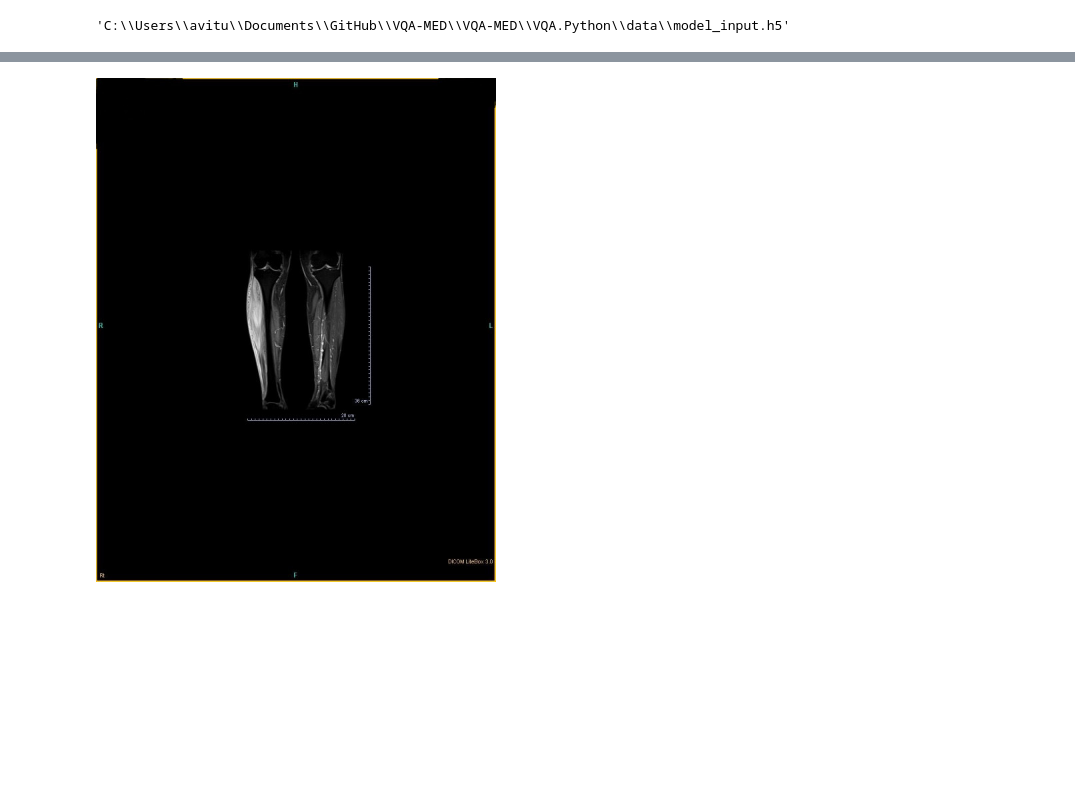
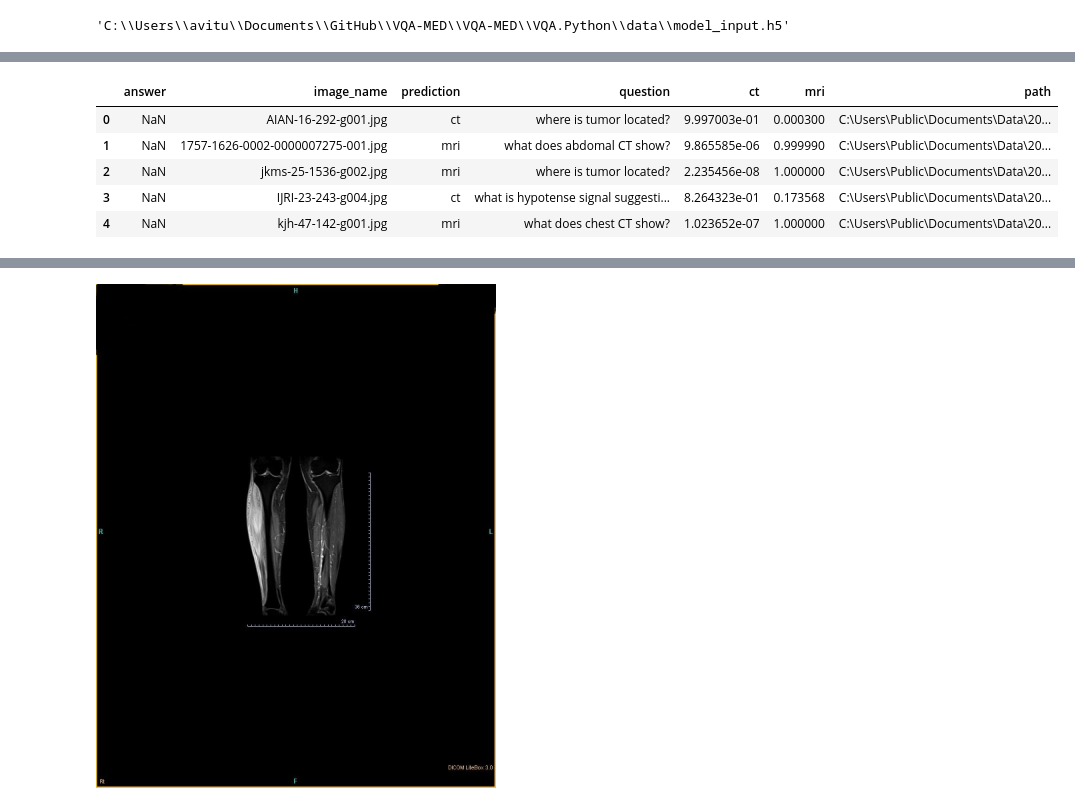
Before and after one commit to turner11/VQA-MED, a Jupyter notebook: VQA-MED/VQA.Python/5_predicting.ipynb, the cells around one changed output, grey strips where cells are left out. Saved outputs shown, nothing was run; the diff lists cells and outputs as text; code cells hidden in the pictures; blank space fills up the shorter version.

```diff
--- a/VQA-MED/VQA.Python/5_predicting.ipynb
+++ b/VQA-MED/VQA.Python/5_predicting.ipynb
@@ -119,0 +103,10 @@ print(list(zip(df_data.image_name.values, results))[:10])
+# %%
+df_predictions = predict(model, df_data, meta_data)
+df_predictions.head()
+# %% [output]
+|  | answer | image_name | prediction | question | ct | mri | path |
+| 0 | NaN | AIAN-16-292-g001.jpg | ct | where is tumor located? | 9.997003e-01 | 0.000300 | C:\Users\Public\Documents\Data\20... |
+| 1 | NaN | 1757-1626-0002-0000007275-001.jpg | mri | what does abdomal CT show? | 9.865585e-06 | 0.999990 | C:\Users\Public\Documents\Data\20... |
+| 2 | NaN | jkms-25-1536-g002.jpg | mri | where is tumor located? | 2.235456e-08 | 1.000000 | C:\Users\Public\Documents\Data\20... |
+| 3 | NaN | IJRI-23-243-g004.jpg | ct | what is hypotense signal suggesti... | 8.264323e-01 | 0.173568 | C:\Users\Public\Documents\Data\20... |
+| 4 | NaN | kjh-47-142-g001.jpg | mri | what does chest CT show? | 1.023652e-07 | 1.000000 | C:\Users\Public\Documents\Data\20... |
```
Also changed, not shown: parts of 16 cells of this notebook, 7 other files.
